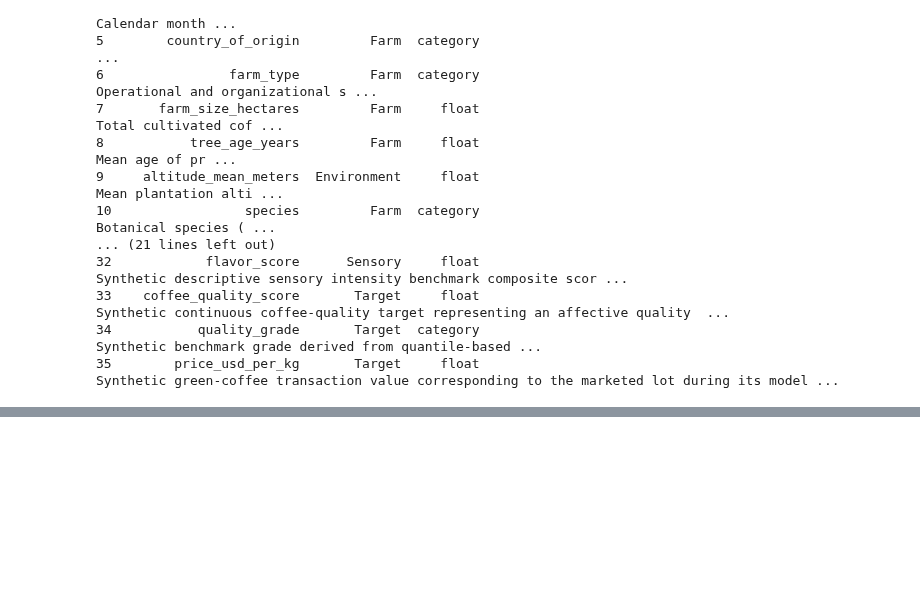
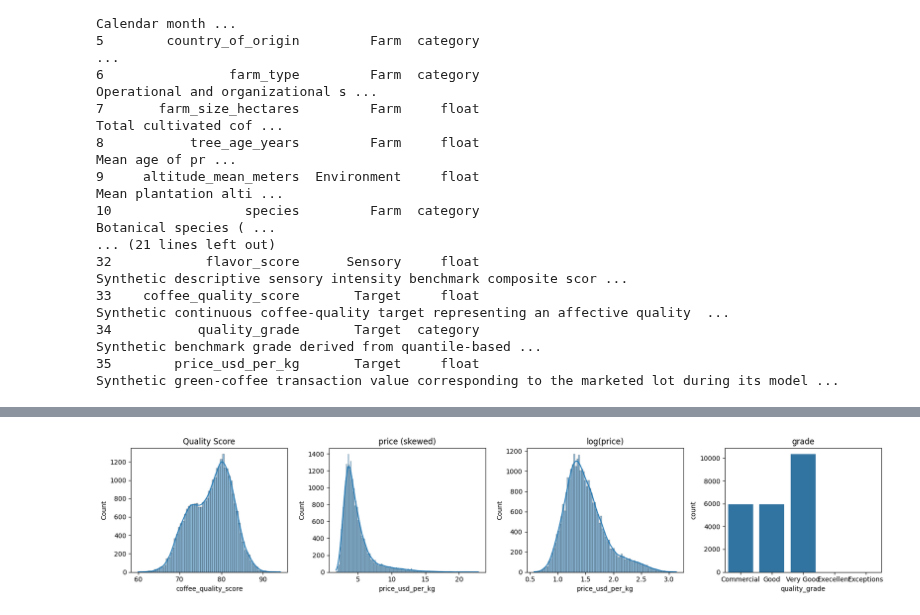
Before and after one commit to tiopramana/machine_learning, a Jupyter notebook: Project/Coffe_Quality_Benchmark/main.ipynb, the cells around one changed output, grey strips where cells are left out. Saved outputs shown, nothing was run; the diff lists cells and outputs as text; code cells hidden in the pictures; blank space fills up the shorter version.

```diff
--- a/Project/Coffe_Quality_Benchmark/main.ipynb
+++ b/Project/Coffe_Quality_Benchmark/main.ipynb
@@ -113,0 +128,16 @@ dtype: int64
+# %%
+order = ['Commercial', "Good", "Very Good", "Execellent", "Exceptions"]
+
+fig, ax = plt.subplots(1, 4, figsize=(17, 3.6))
+
+sns.histplot(train.coffee_quality_score, kde=True, ax=ax[0]); ax[0].set_title("Quality Score")
+
+sns.histplot(train.price_usd_per_kg, kde=True, ax=ax[1]); ax[1].set_title("price (skewed)")
+
+sns.histplot(np.log(train.price_usd_per_kg), kde=True, ax=ax[2]); ax[2].set_title("log(price)")
+
+sns.countplot(x=train.quality_grade, order=order, ax=ax[3]); ax[3].set_title("grade")
+
+plt.tight_layout()
+# %% [output]
+[figure, added]
```
Also changed, not shown: parts of 6 cells of this notebook, 1 other file.
